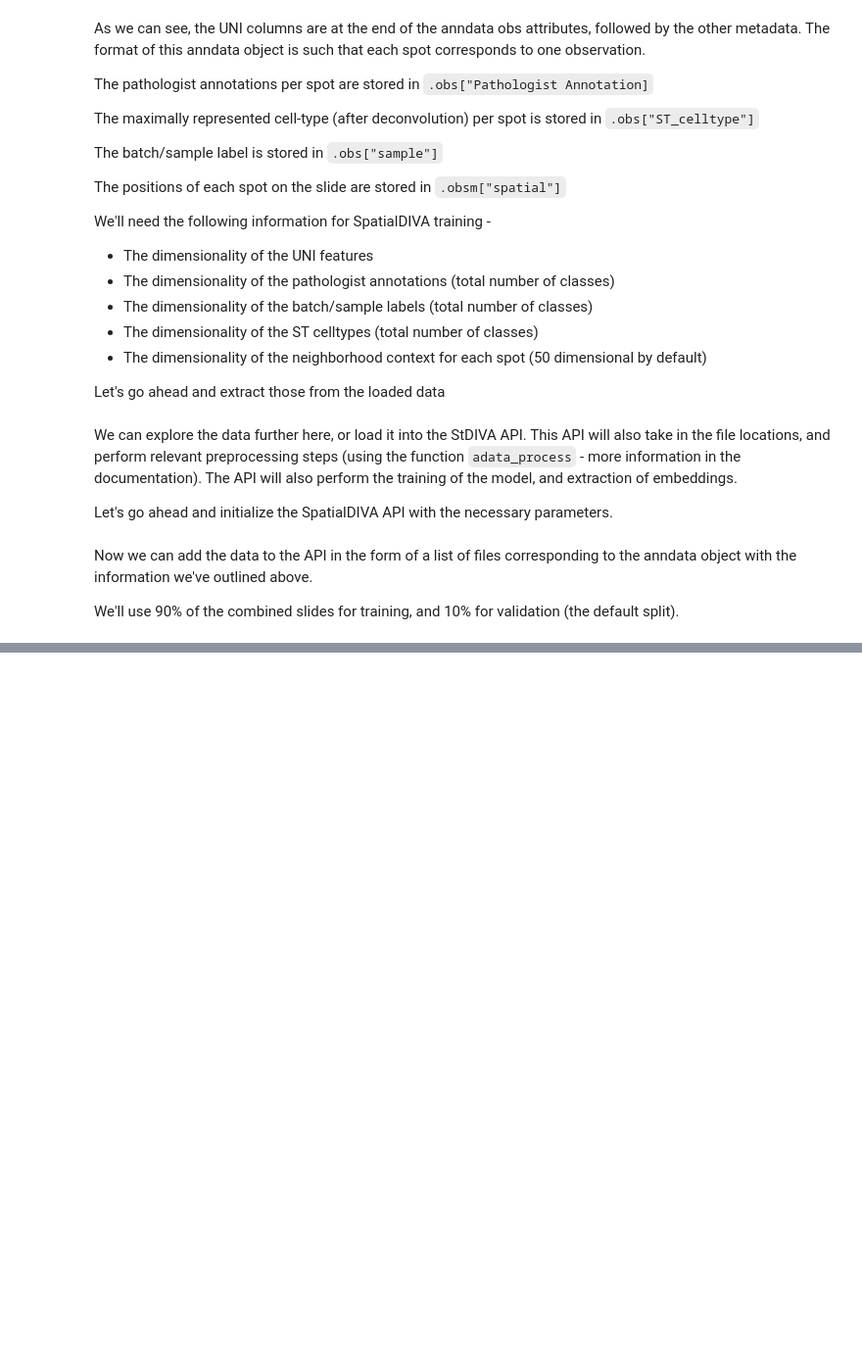
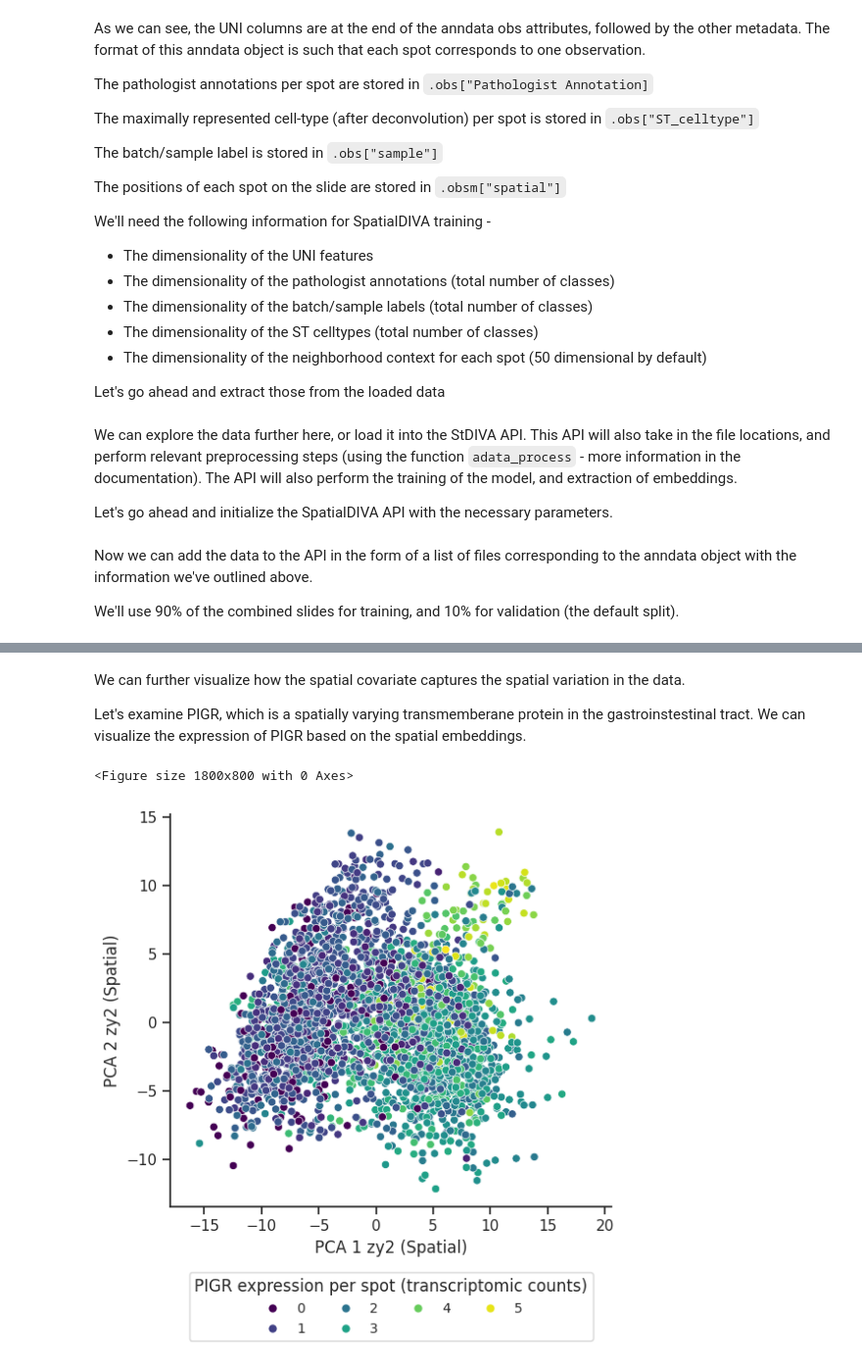
Before and after one commit to hsmaan/SpatialDIVA, a Jupyter notebook: spatialdiva/tutorials/01_colorectal_cancer_spdiva_analysis.ipynb, the cells around one changed output, grey strips where cells are left out. Shown at 98% size. Drawn from its saved outputs; the diff is of its cells as text; code cells hidden in the pictures; blank space fills up the shorter version.

```diff
--- a/spatialdiva/tutorials/01_colorectal_cancer_spdiva_analysis.ipynb
+++ b/spatialdiva/tutorials/01_colorectal_cancer_spdiva_analysis.ipynb
@@ -141,0 +299,21 @@ AttributeError: 'StDIVA' object has no attribute 'shape'
+# %% [markdown]
+We can further visualize how the spatial covariate captures the spatial variation in the data.
+
+Let's examine PIGR, which is a spatially varying transmemberane protein in the gastroinstestinal tract. We can visualize the expression of PIGR based on the spatial embeddings.
+# %%
+pigr_index = np.where(stdiva.adata.var_names == "PIGR")[0][0]
+pigr_expression = stdiva.adata.X[:, pigr_index]
+embedding_df["pigr"] = pigr_expression
+
+sns.set(style="ticks")
+plt.figure(figsize=(18, 8))
+g = sns.relplot(data=embedding_df, x="zy2_1", y="zy2_2", height = 6, hue="pigr", palette="viridis")
+# Drop legend
+g._legend.remove()
+plt.legend(title='PIGR expression per spot (transcriptomic counts)', loc='upper center', bbox_to_anchor=(0.5, -0.15), ncol=4, fontsize='small', title_fontsize='medium', frameon=True)
+plt.xlabel("PCA 1 zy2 (Spatial)")
+plt.ylabel("PCA 2 zy2 (Spatial)")
+plt.tight_layout(rect=[0, 0, 0.85, 1])
+# %% [output]
+<Figure size 1800x800 with 0 Axes>
+[figure, added]
```
Also changed, not shown: parts of 19 cells of this notebook, 1 other file.
